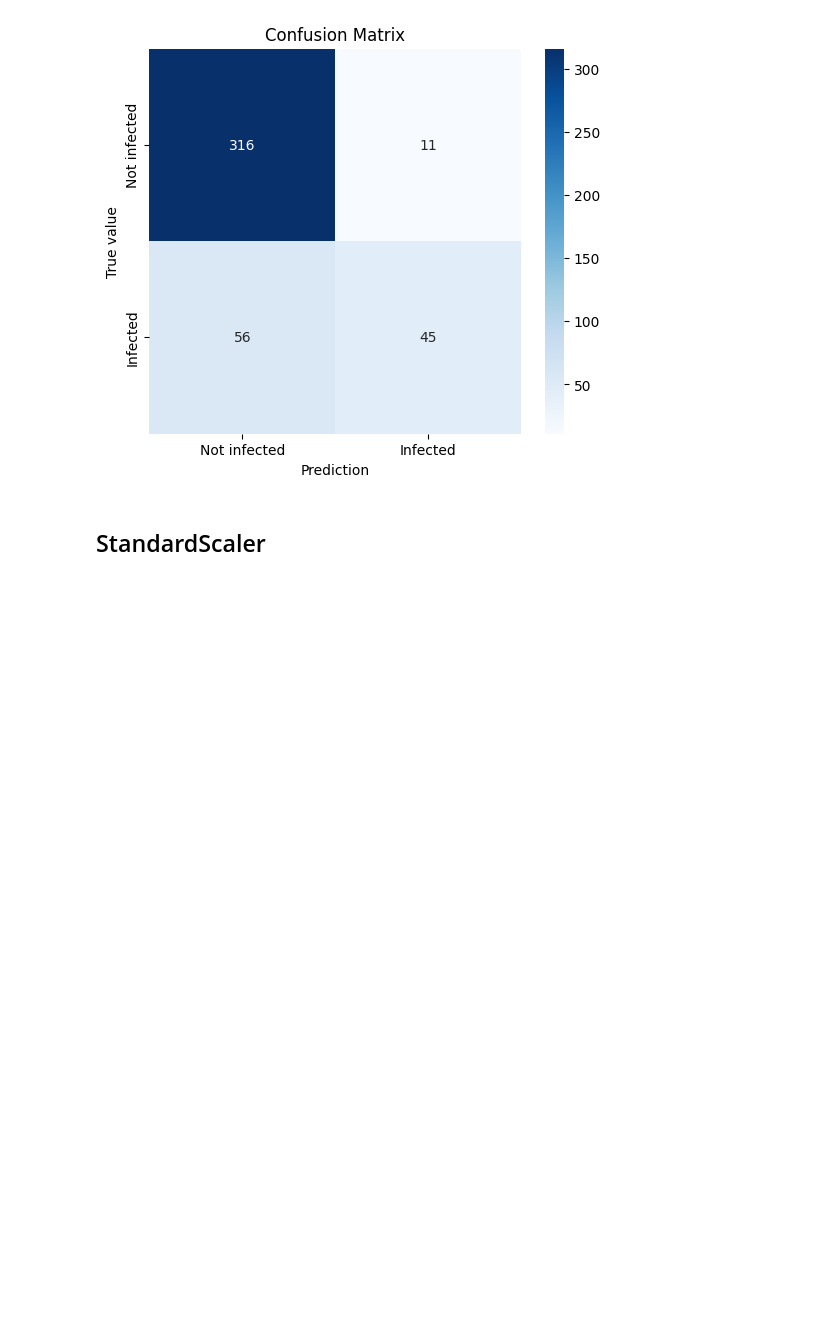
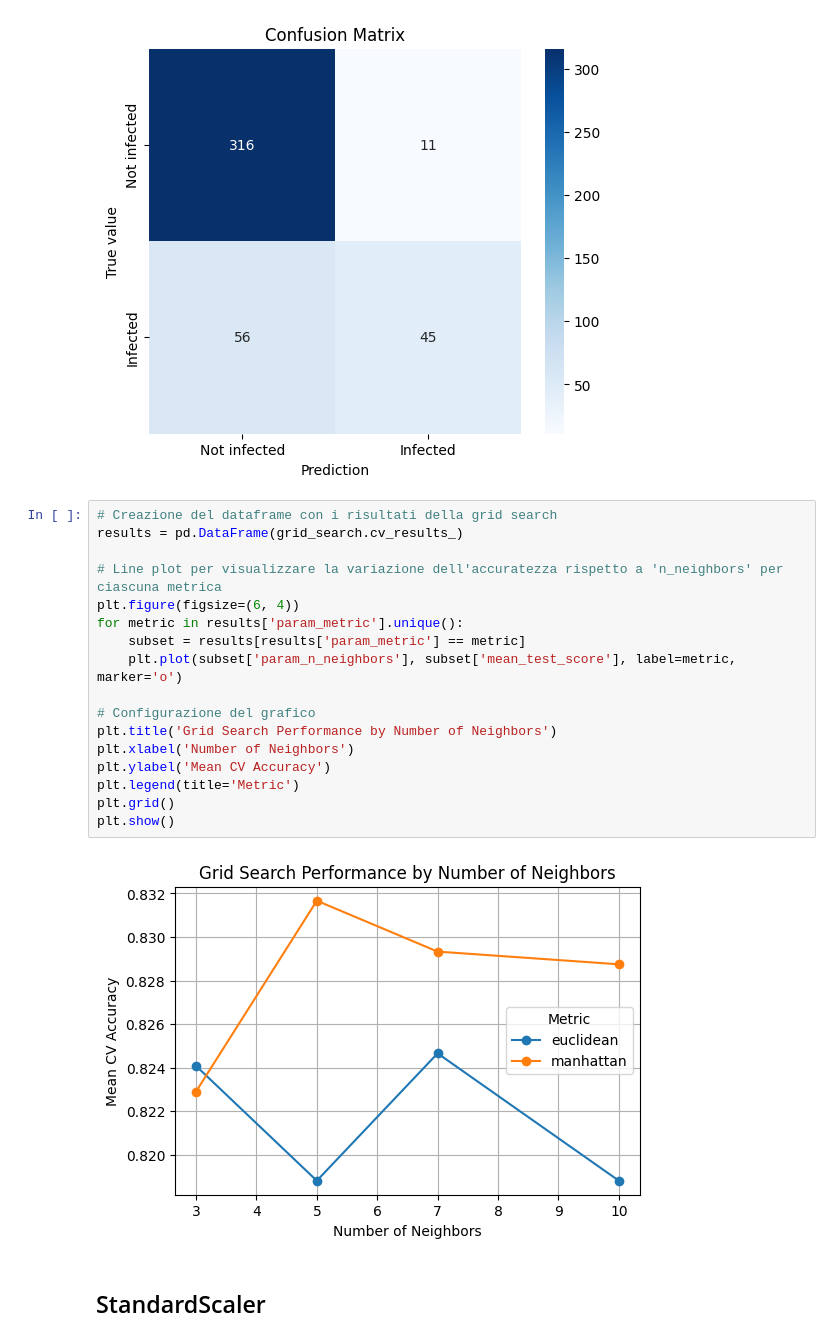
Before and after one commit to AlexanderBusa/ProgettoTeam2, a Jupyter notebook: knn.ipynb, the cells around one changed output. Drawn from its saved outputs; the diff is of its cells as text; blank space fills up the shorter version.

Commit message:
plotting knn

```diff
--- a/knn.ipynb
+++ b/knn.ipynb
@@ -151,6 +151,25 @@ plt.ylabel('True value')
 plt.show()
 # %% [output]
 [figure]
+# %%
+# Creazione del dataframe con i risultati della grid search
+results = pd.DataFrame(grid_search.cv_results_)
+
+# Line plot per visualizzare la variazione dell'accuratezza rispetto a 'n_neighbors' per ciascuna metrica
+plt.figure(figsize=(6, 4))
+for metric in results['param_metric'].unique():
+    subset = results[results['param_metric'] == metric]
+    plt.plot(subset['param_n_neighbors'], subset['mean_test_score'], label=metric, marker='o')
+
+# Configurazione del grafico
+plt.title('Grid Search Performance by Number of Neighbors')
+plt.xlabel('Number of Neighbors')
+plt.ylabel('Mean CV Accuracy')
+plt.legend(title='Metric')
+plt.grid()
+plt.show()
+# %% [output]
+[figure, added]
 # %% [markdown]
 ## StandardScaler ##
 # %%
```
Also changed, not shown: parts of 2 cells of this notebook.
